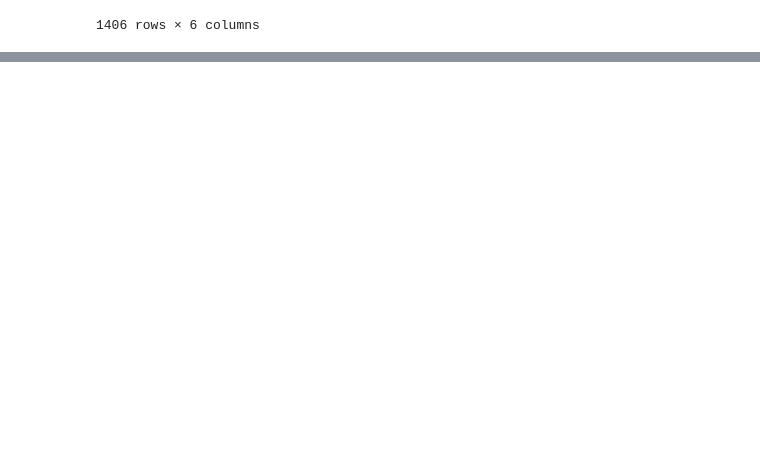
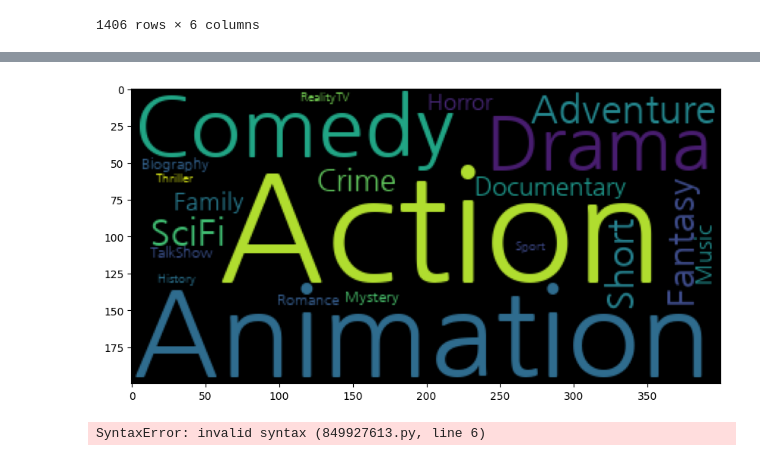
Before and after one commit to karl21-02/netflix_data_analysis, a Jupyter notebook: MarvelDc.ipynb, the cells around one changed output, grey strips where cells are left out. Saved outputs shown, nothing was run; the diff lists cells and outputs as text; code cells hidden in the pictures; blank space fills up the shorter version.

```diff
--- a/MarvelDc.ipynb
+++ b/MarvelDc.ipynb
@@ -219,0 +252,36 @@ plt.show()
+# %%
+genres = ""
+for len in df['Genre'].unique():
+    len = len.replace('-', '')
+    genres += (len + " ")
+
+from kiwipiepy import Kiwi
+
+kiwi = Kiwi(model_type="sbg")
+committed_tags = set(["NNG", "NNP"])
+
+tag_counter = Counter()
+
+list_words = [token.form for token in kiwi.tokenize(genres)]
+
+tag_counter.update(list_words)
+# %%
+word_cloud = WordCloud(
+    font_path="C:\\Users\\manun\\AppData\\Local\\Microsoft\\Windows\\Fonts\\NanumGothic.ttf"
+)
+wc_figure = word_cloud.generate_from_frequencies(tag_counter)
+
+plt.figure(figsize=(10, 8))
+plt.imshow(wc_figure)
+plt.show()
+# %% [output]
+[figure, added]
+# %%
+list_words = pd.Series(list_words)
+unique_list = list_words.unique()
+count_genre = []
+
+for genre in unique_list:
+    for
+# %% [output]
+SyntaxError: invalid syntax (849927613.py, line 6)
```
Also changed, not shown: parts of 7 cells of this notebook.
